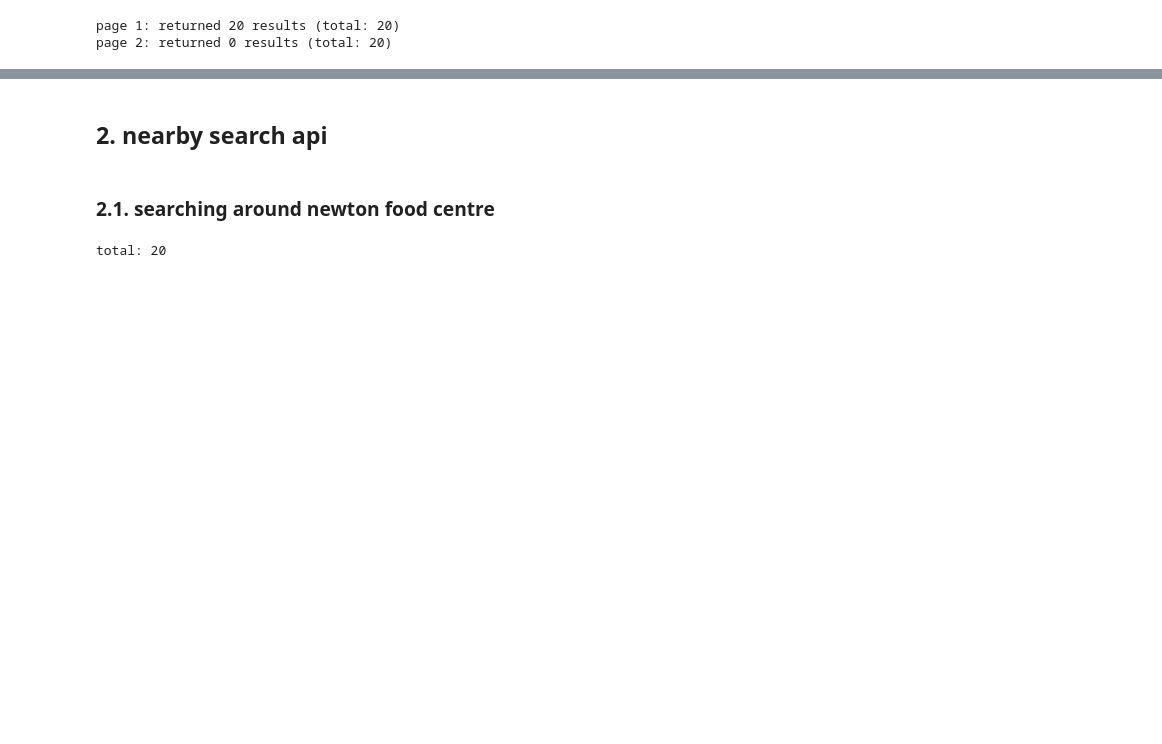
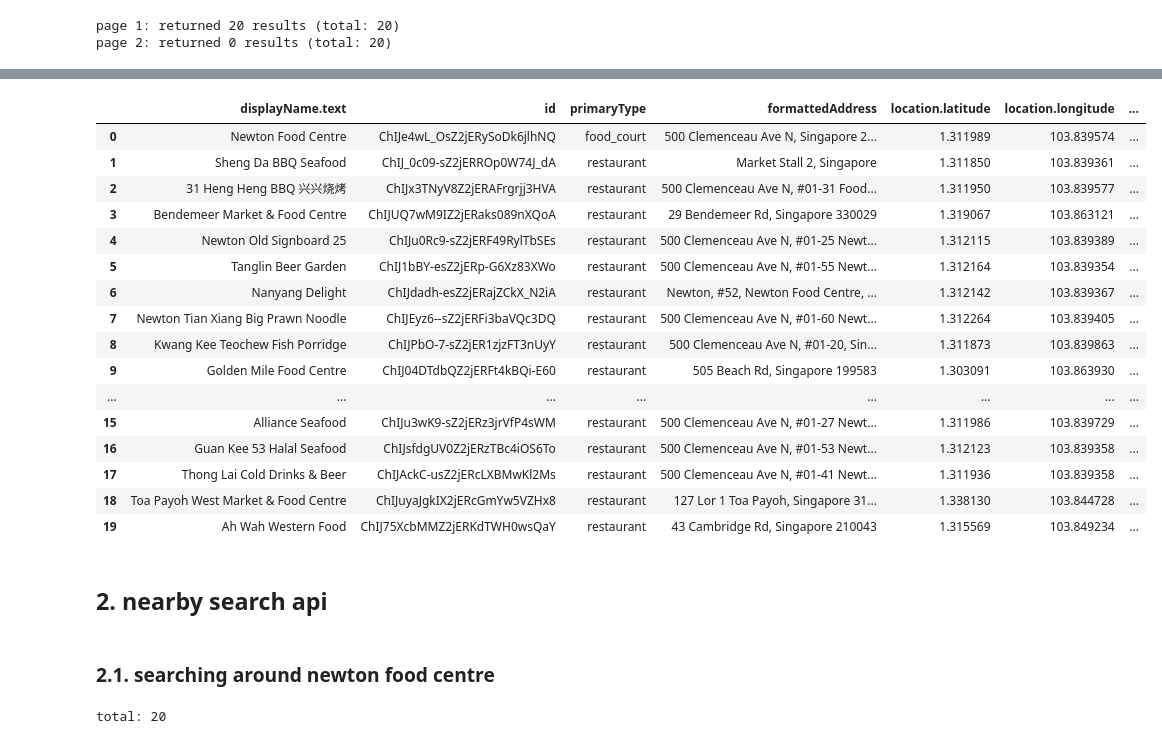
Before and after one commit to koshyan/places-api, a Jupyter notebook: places_api.ipynb, the cells around one changed output, grey strips where cells are left out. Saved outputs shown, nothing was run; the diff lists cells and outputs as text; code cells hidden in the pictures; blank space fills up the shorter version.

```diff
--- a/places_api.ipynb
+++ b/places_api.ipynb
@@ -755,0 +906,5 @@ test_1_5b[['displayName.text',
+# %%
+fieldmask_1_6d = '*'
+textquery_1_6d = 'hawker stalls near 229495'
+
+test_1_6d = call_text_search_api(fieldmask_1_6d, textquery_1_6d, api_key)
@@ -756,3 +935,35 @@ test_1_5b[['displayName.text',
+# %%
+test_1_6d[['displayName.text',
+          'id',
+          'primaryType',
+          'formattedAddress',
+          'location.latitude',
+          'location.longitude',
+          'rating',
+          'reviews',
+          'userRatingCount',
+          'regularOpeningHours.weekdayDescriptions',
+          'priceRange.startPrice.units',
+          'priceRange.endPrice.units',
+          'editorialSummary.text']]
+# %% [output]
+|  | displayName.text | id | primaryType | formattedAddress | location.latitude | location.longitude | ... |
+| 0 | Newton Food Centre | ChIJe4wL_OsZ2jERySoDk6jlhNQ | food_court | 500 Clemenceau Ave N, Singapore 2... | 1.311989 | 103.839574 | ... |
+| 1 | Sheng Da BBQ Seafood | ChIJ_0c09-sZ2jERROp0W74J_dA | restaurant | Market Stall 2, Singapore | 1.311850 | 103.839361 | ... |
+| 2 | 31 Heng Heng BBQ 兴兴烧烤 | ChIJx3TNyV8Z2jERAFrgrjj3HVA | restaurant | 500 Clemenceau Ave N, #01-31 Food... | 1.311950 | 103.839577 | ... |
+| 3 | Bendemeer Market & Food Centre | ChIJUQ7wM9IZ2jERaks089nXQoA | restaurant | 29 Bendemeer Rd, Singapore 330029 | 1.319067 | 103.863121 | ... |
+| 4 | Newton Old Signboard 25 | ChIJu0Rc9-sZ2jERF49RylTbSEs | restaurant | 500 Clemenceau Ave N, #01-25 Newt... | 1.312115 | 103.839389 | ... |
+| 5 | Tanglin Beer Garden | ChIJ1bBY-esZ2jERp-G6Xz83XWo | restaurant | 500 Clemenceau Ave N, #01-55 Newt... | 1.312164 | 103.839354 | ... |
+| 6 | Nanyang Delight | ChIJdadh-esZ2jERajZCkX_N2iA | restaurant | Newton, #52, Newton Food Centre, ... | 1.312142 | 103.839367 | ... |
+| 7 | Newton Tian Xiang Big Prawn Noodle | ChIJEyz6--sZ2jERFi3baVQc3DQ | restaurant | 500 Clemenceau Ave N, #01-60 Newt... | 1.312264 | 103.839405 | ... |
+| 8 | Kwang Kee Teochew Fish Porridge | ChIJPbO-7-sZ2jER1zjzFT3nUyY | restaurant | 500 Clemenceau Ave N, #01-20, Sin... | 1.311873 | 103.839863 | ... |
+| 9 | Golden Mile Food Centre | ChIJ04DTdbQZ2jERFt4kBQi-E60 | restaurant | 505 Beach Rd, Singapore 199583 | 1.303091 | 103.863930 | ... |
+| ... | ... | ... | ... | ... | ... | ... | ... |
+| 15 | Alliance Seafood | ChIJu3wK9-sZ2jERz3jrVfP4sWM | restaurant | 500 Clemenceau Ave N, #01-27 Newt... | 1.311986 | 103.839729 | ... |
+| 16 | Guan Kee 53 Halal Seafood | ChIJsfdgUV0Z2jERzTBc4iOS6To | restaurant | 500 Clemenceau Ave N, #01-53 Newt... | 1.312123 | 103.839358 | ... |
+| 17 | Thong Lai Cold Drinks & Beer | ChIJAckC-usZ2jERcLXBMwKl2Ms | restaurant | 500 Clemenceau Ave N, #01-41 Newt... | 1.311936 | 103.839358 | ... |
+| 18 | Toa Payoh West Market & Food Centre | ChIJuyaJgkIX2jERcGmYw5VZHx8 | restaurant | 127 Lor 1 Toa Payoh, Singapore 31... | 1.338130 | 103.844728 | ... |
+| 19 | Ah Wah Western Food | ChIJ75XcbMMZ2jERKdTWH0wsQaY | restaurant | 43 Cambridge Rd, Singapore 210043 | 1.315569 | 103.849234 | ... |
 # %% [markdown]
 ## 2. nearby search api
 # %%
```
Also changed, not shown: parts of 34 cells of this notebook, 2 other files.
